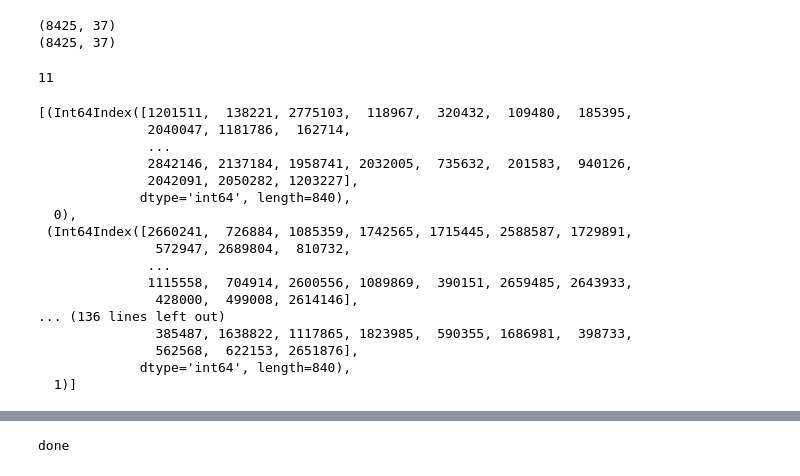
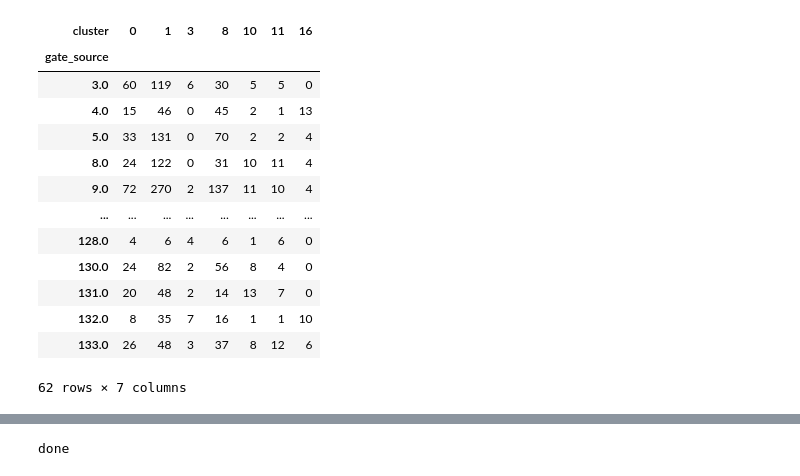
Before and after one commit to Irrelifant/CellCnn, a Jupyter notebook: cellCnn/ms/MS_celltypes.ipynb, the cells around one changed output, grey strips where cells are left out. Cells and saved outputs as stored; diff of their text form; code cells hidden in the pictures.

```diff
--- a/cellCnn/ms/MS_celltypes.ipynb
+++ b/cellCnn/ms/MS_celltypes.ipynb
@@ -82,37 +47,0 @@ For 11 we got a freq. 0.024749837172123867
-# %%
-rrms_df = rrms_df.iloc[:nindc_df.shape[0], :]
-print(str(rrms_df.shape))
-print(str(nindc_df.shape))
-# %% [output]
-(8425, 37)
-(8425, 37)
-# %%
-rrms_idx_chunks = get_chunks(rrms_df.index, batch_size_pheno)
-nindc_idx_chunks = get_chunks(nindc_df.index, batch_size_pheno)
-len(nindc_idx_chunks)
-# %% [output]
-11
-# %%
-stack_idx_chunks = []
-for rrms, nindc in zip(rrms_idx_chunks, nindc_idx_chunks):
-    stack_idx_chunks.append((rrms, 0))
-    stack_idx_chunks.append((nindc, 1))
-shuffle(stack_idx_chunks)  # shuffe is 'INPLACE'
-# %% [output]
-[(Int64Index([1201511,  138221, 2775103,  118967,  320432,  109480,  185395,
-              2040047, 1181786,  162714,
-              ...
-              2842146, 2137184, 1958741, 2032005,  735632,  201583,  940126,
-              2042091, 2050282, 1203227],
-             dtype='int64', length=840),
-  0),
- (Int64Index([2660241,  726884, 1085359, 1742565, 1715445, 2588587, 1729891,
-               572947, 2689804,  810732,
-              ...
-              1115558,  704914, 2600556, 1089869,  390151, 2659485, 2643933,
-               428000,  499008, 2614146],
-... (136 lines left out)
-               385487, 1638822, 1117865, 1823985,  590355, 1686981,  398733,
-               562568,  622153, 2651876],
-             dtype='int64', length=840),
-  1)]
@@ -138,0 +48,22 @@ for idx, pheno in stack_idx_chunks:
+# %%
+plt.figure()
+patients_clusters_conf_table = pd.crosstab(df['gate_source'], df['cluster'])
+sns.heatmap(patients_clusters_conf_table, annot=False, vmax=100)
+plt.show()
+#plt.savefig('images/patient_vs_cluster_conf_table.png')
+patients_clusters_conf_table
+# %% [output]
+| cluster | 0 | 1 | 3 | 8 | 10 | 11 | 16 |
+| gate_source |  |  |  |  |  |  |  |
+| 3.0 | 60 | 119 | 6 | 30 | 5 | 5 | 0 |
+| 4.0 | 15 | 46 | 0 | 45 | 2 | 1 | 13 |
+| 5.0 | 33 | 131 | 0 | 70 | 2 | 2 | 4 |
+| 8.0 | 24 | 122 | 0 | 31 | 10 | 11 | 4 |
+| 9.0 | 72 | 270 | 2 | 137 | 11 | 10 | 4 |
+| ... | ... | ... | ... | ... | ... | ... | ... |
+| 128.0 | 4 | 6 | 4 | 6 | 1 | 6 | 0 |
+| 130.0 | 24 | 82 | 2 | 56 | 8 | 4 | 0 |
+| 131.0 | 20 | 48 | 2 | 14 | 13 | 7 | 0 |
+| 132.0 | 8 | 35 | 7 | 16 | 1 | 1 | 10 |
+| 133.0 | 26 | 48 | 3 | 37 | 8 | 12 | 6 |
+62 rows × 7 columns
```
Also changed, not shown: parts of 18 cells of this notebook, 2 other files.
